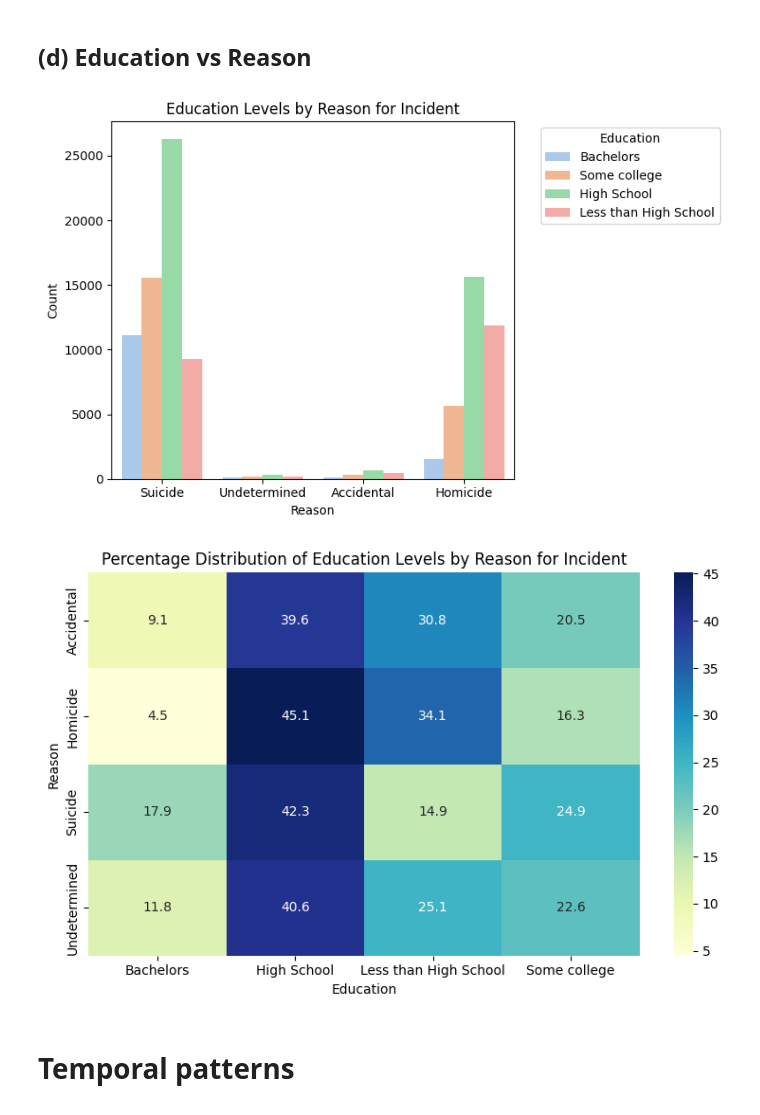
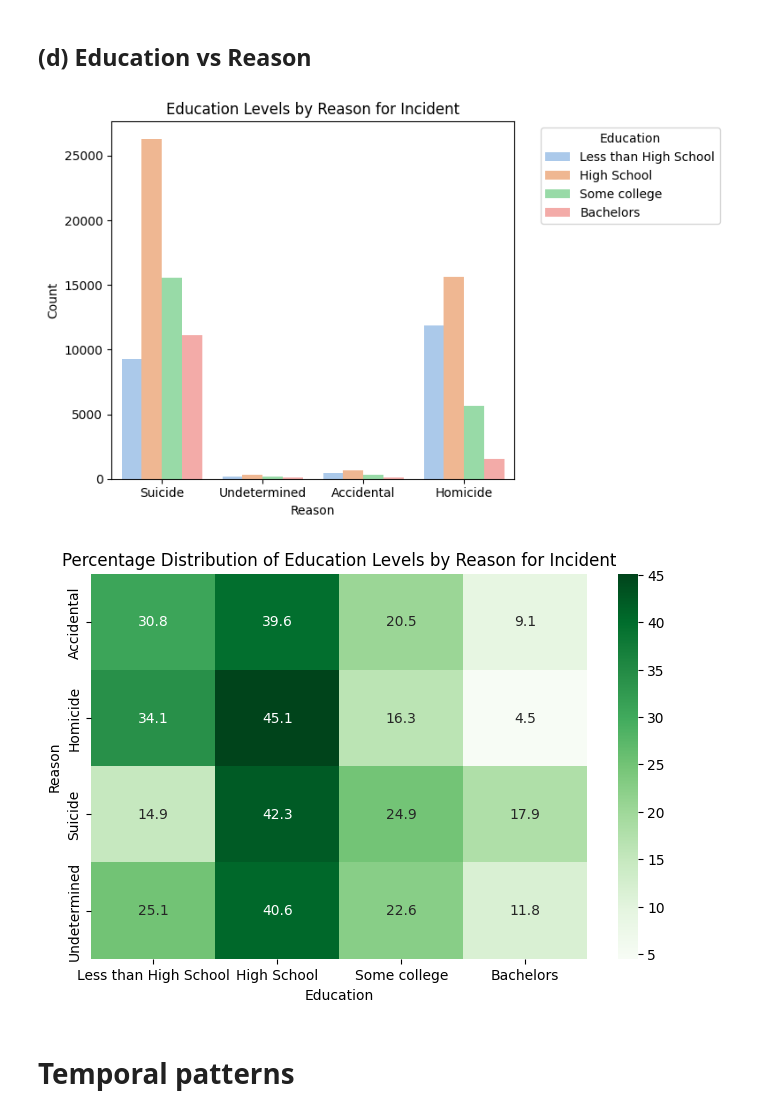
Before and after one commit to beckhamtoh/CS3244-Gun-Violence, a Jupyter notebook: notebooks/02_eda.ipynb, the cells around one changed output. Saved outputs shown, nothing was run; the diff lists cells and outputs as text; code cells hidden in the pictures.

```diff
--- a/notebooks/02_eda.ipynb
+++ b/notebooks/02_eda.ipynb
@@ -182,7 +185,8 @@ sns.countplot(
     data=df,
     x='Reason',
     hue='Education',
-    palette='pastel'
+    palette='pastel',
+    hue_order = education_level
 )
 
 plt.title("Education Levels by Reason for Incident")
@@ -192,18 +196,18 @@ plt.legend(title="Education", bbox_to_anchor=(1.05, 1), loc='upper left')
 plt.tight_layout()
 plt.show()
 # %% [output]
-[figure, old version]
+[figure, new version]
 # %%
-edu_reason = pd.crosstab(df['Reason'], df['Education'], normalize='index') * 100
+education_vs_reason = pd.crosstab(df['Reason'], df['Education'], normalize='index') * 100
+education_vs_reason = education_vs_reason.reindex(columns = education_level)
 
 plt.figure(figsize=(8,5))
-sns.heatmap(edu_reason, annot=True, cmap='YlGnBu', fmt=".1f")
+sns.heatmap(education_vs_reason, annot = True, cmap = 'Greens', fmt = ".1f")
 plt.title("Percentage Distribution of Education Levels by Reason for Incident")
 plt.xlabel("Education")
 plt.ylabel("Reason")
-plt.tight_layout()
 plt.show()
 # %% [output]
-[figure, old version]
+[figure, new version]
 # %% [markdown]
 # Temporal patterns
```
Also changed, not shown: parts of 19 cells of this notebook.
